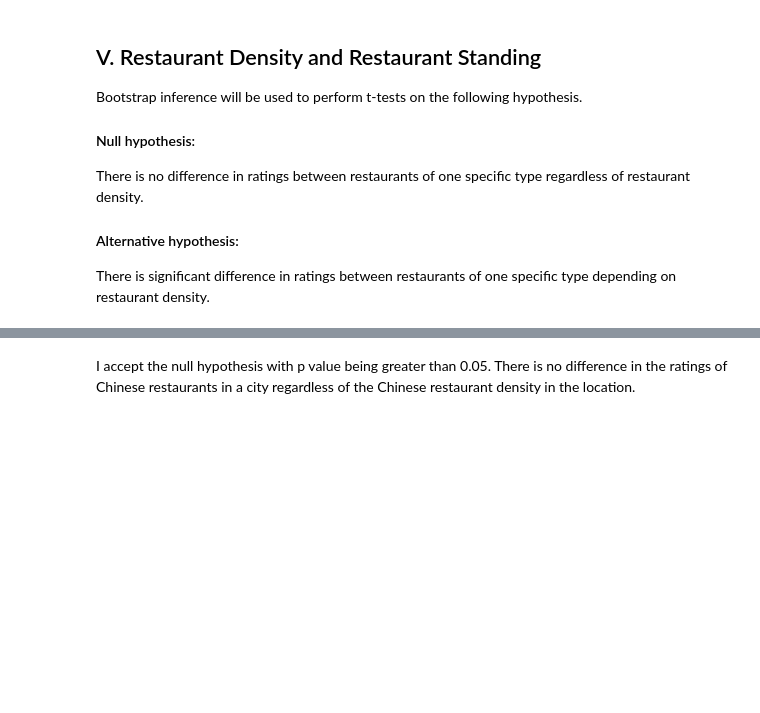
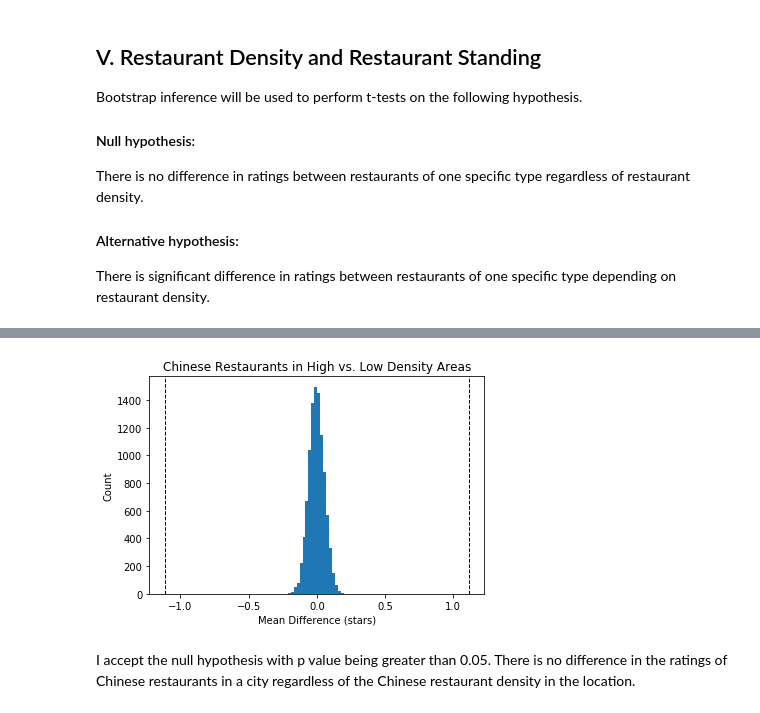
Before and after one commit to chejuichia/DataScienceStudy, a Jupyter notebook: Capstone Project 1/statistical_data_analysis.ipynb, the cells around one changed output, grey strips where cells are left out. Drawn from its saved outputs; the diff is of its cells as text; code cells hidden in the pictures; blank space fills up the shorter version.

```diff
--- a/Capstone Project 1/statistical_data_analysis.ipynb
+++ b/Capstone Project 1/statistical_data_analysis.ipynb
@@ -357,3 +356,12 @@ Ttest_indResult(statistic=-0.9198867467900809, pvalue=0.3576430409510599)
+# %%
+_ = plt.hist(bs_reps_high-bs_reps_low,bins=20)
+_ = plt.xlabel('Mean Difference (stars)')
+_ = plt.ylabel('Count')
+_ = plt.title('Chinese Restaurants in High vs. Low Density Areas')
+_ = plt.axvline(dens_tt[0], color='k',linestyle='dashed',linewidth=1)
+_ = plt.axvline(-dens_tt[0], color='k',linestyle='dashed',linewidth=1)
+# %% [output]
+[figure, added]
 # %% [markdown]
 I accept the null hypothesis with p value being greater than 0.05. There is no difference in the ratings of Chinese restaurants in a city regardless of the Chinese restaurant density in the location.
 # %% [markdown]
```
Also changed, not shown: parts of 11 cells of this notebook, 3 other files.
